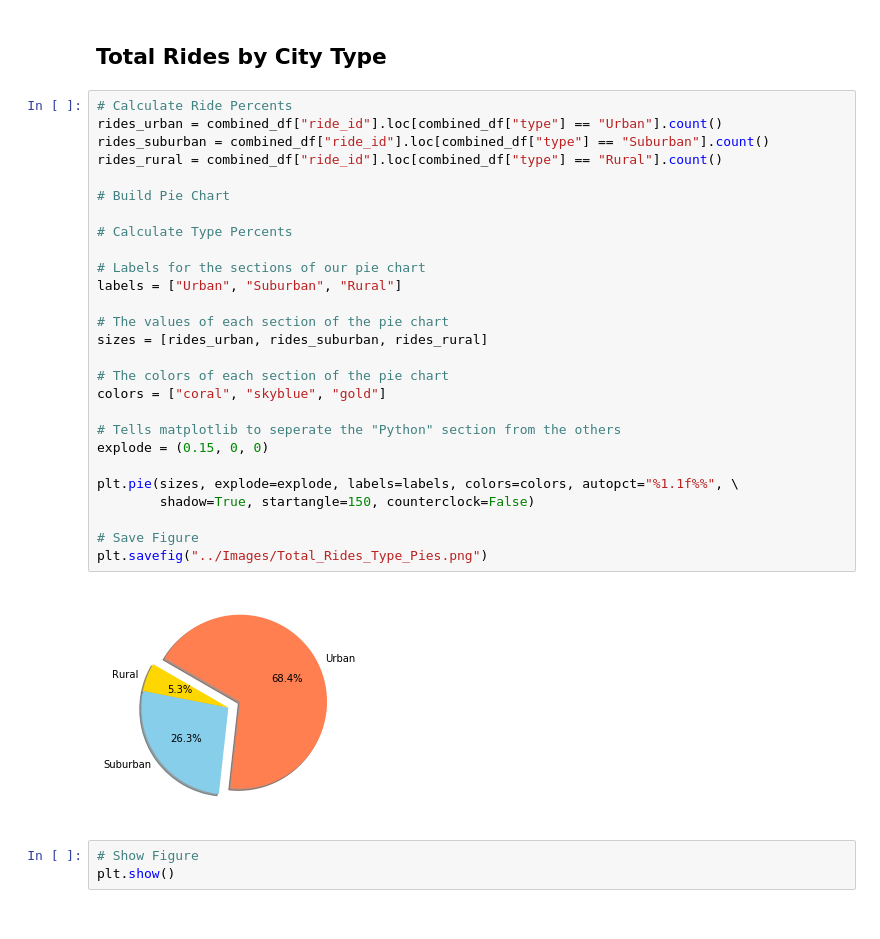
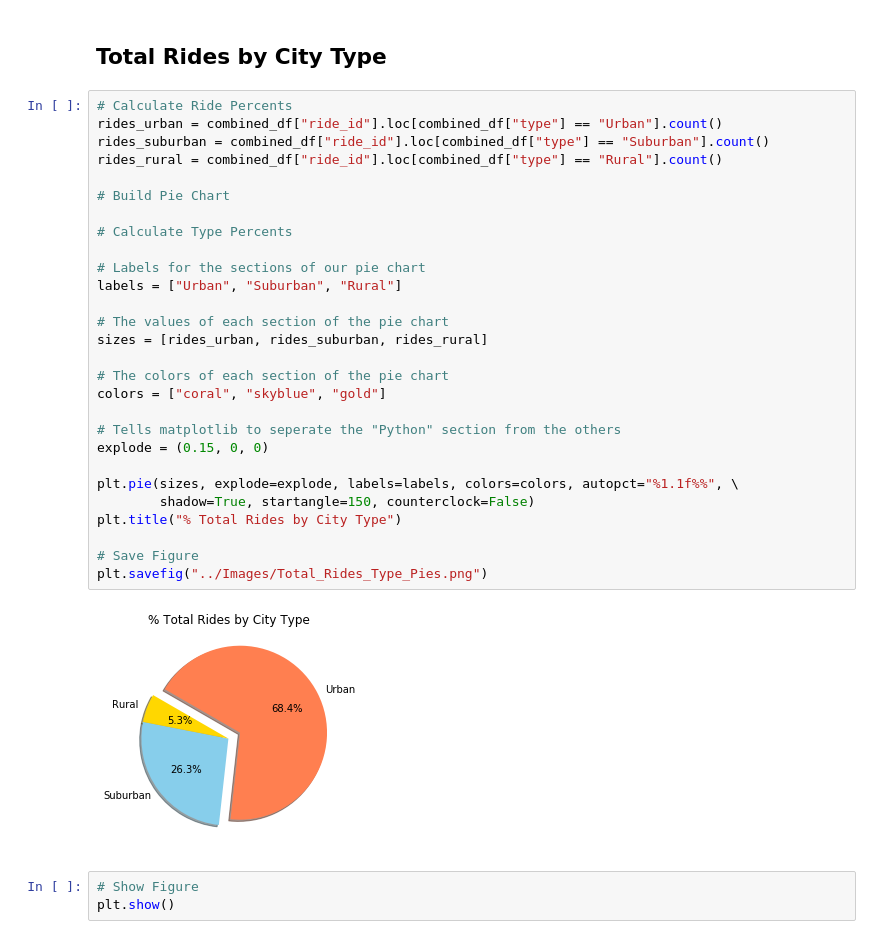
Before and after one commit to ngb1/HW5-Matplotlib, a Jupyter notebook: pyber_progress.ipynb, the cells around one changed output. Drawn from its saved outputs; the diff is of its cells as text.

Commit message:
title

```diff
--- a/pyber_progress.ipynb
+++ b/pyber_progress.ipynb
@@ -136,32 +136,33 @@ plt.show()
 # %%
 # Calculate Ride Percents
 rides_urban = combined_df["ride_id"].loc[combined_df["type"] == "Urban"].count()
 rides_suburban = combined_df["ride_id"].loc[combined_df["type"] == "Suburban"].count()
 rides_rural = combined_df["ride_id"].loc[combined_df["type"] == "Rural"].count()
 
 # Build Pie Chart
 
 # Calculate Type Percents
 
 # Labels for the sections of our pie chart
 labels = ["Urban", "Suburban", "Rural"]
 
 # The values of each section of the pie chart
 sizes = [rides_urban, rides_suburban, rides_rural]
 
 # The colors of each section of the pie chart
 colors = ["coral", "skyblue", "gold"]
 
 # Tells matplotlib to seperate the "Python" section from the others
 explode = (0.15, 0, 0)
 
 plt.pie(sizes, explode=explode, labels=labels, colors=colors, autopct="%1.1f%%", \
         shadow=True, startangle=150, counterclock=False)
+plt.title("% Total Rides by City Type")
 
 # Save Figure
 plt.savefig("../Images/Total_Rides_Type_Pies.png")
 # %% [output]
-[figure, old version]
+[figure, new version]
 # %%
 # Show Figure
 plt.show()
```
Also changed, not shown: parts of 1 cell of this notebook.
